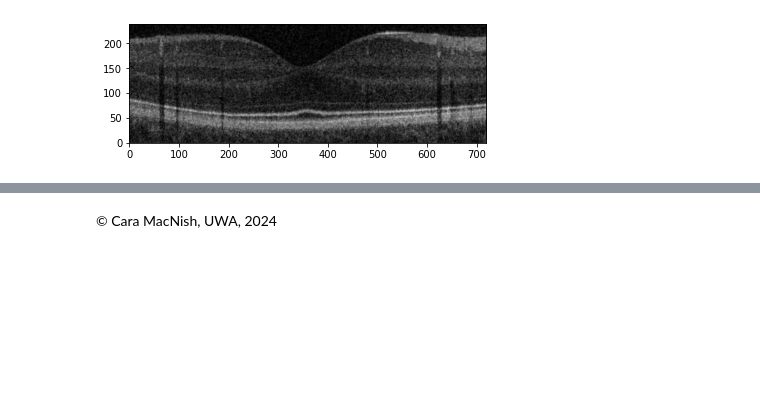
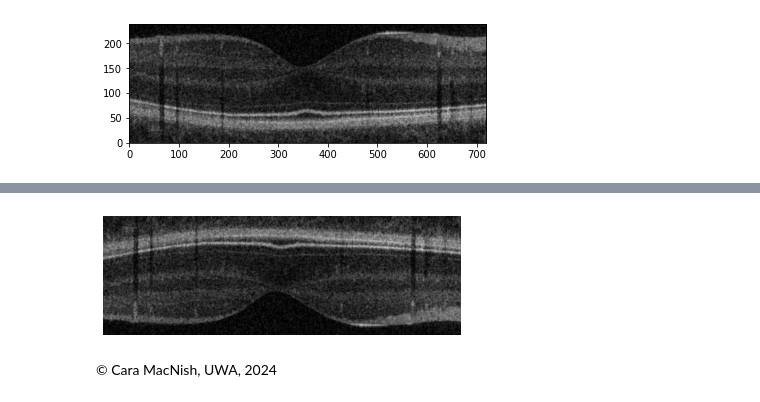
Before and after one commit to liannelong/CITS4404_Project, a Jupyter notebook: CamoWorms/CamoWorms.ipynb, the cells around one changed output, grey strips where cells are left out. Cells and saved outputs as stored; diff of their text form; code cells hidden in the pictures; blank space fills up the shorter version.

```diff
--- a/CamoWorms/CamoWorms.ipynb
+++ b/CamoWorms/CamoWorms.ipynb
@@ -426,2 +1029,14 @@ drawing.show()
+# %%
+def display_grayscale_image(color, size=(240, 720)):
+    """Display a grayscale image of specified color and size."""
+    blank_image = np.full((240, 720), 255, dtype=np.uint8)
+    plt.imshow(image, cmap='gray', vmin=0, vmax=255)
+    plt.axis('off')  # Turn off axis
+    plt.show()
+
+# Example: Display a white image (255 intensity)
+display_grayscale_image(255)  # All white image
+# %% [output]
+[figure, added]
 # %% [markdown]
 &copy; Cara MacNish, UWA, 2024
```
Also changed, not shown: parts of 17 cells of this notebook.
